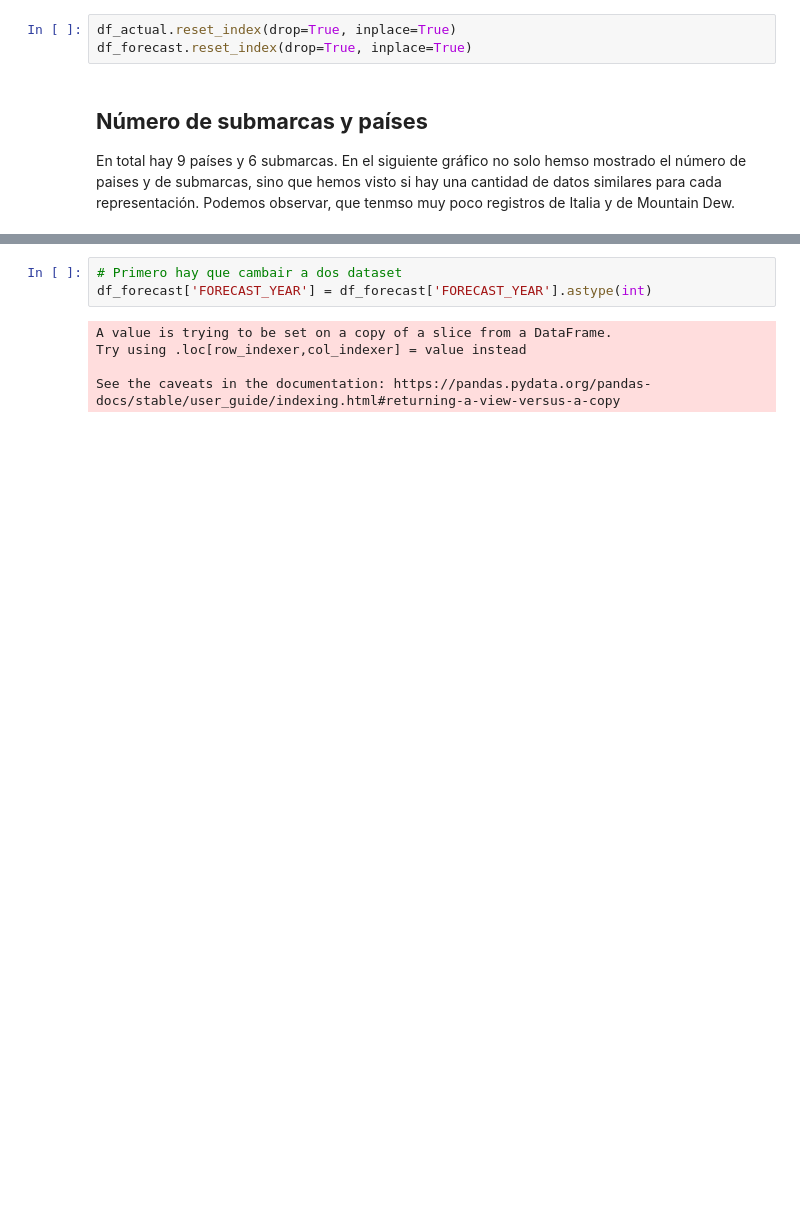
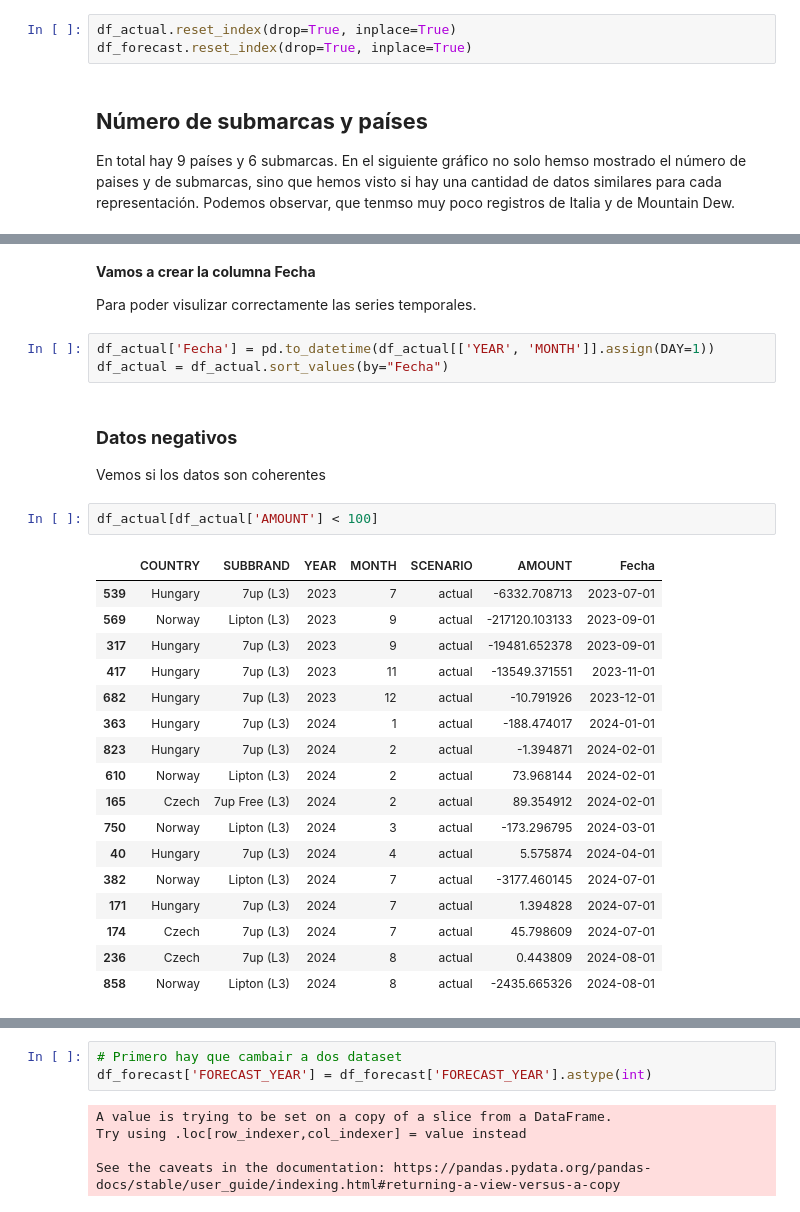
Before and after one commit to smillan-42/UFV_visualizacion_datos, a Jupyter notebook: Practica1/Clase_2 (3).ipynb, the cells around one changed output, grey strips where cells are left out. Cells and saved outputs as stored; diff of their text form; blank space fills up the shorter version.

```diff
--- a/Practica1/Clase_2 (3).ipynb
+++ b/Practica1/Clase_2 (3).ipynb
@@ -189,0 +200,31 @@ Primero, hemos convertido las columnas numéricas (FORECAST_YEAR) al formato ent
+# %% [markdown]
+**Vamos a crear la columna Fecha**
+
+Para poder visulizar correctamente las series temporales.
+# %%
+df_actual['Fecha'] = pd.to_datetime(df_actual[['YEAR', 'MONTH']].assign(DAY=1))
+df_actual = df_actual.sort_values(by="Fecha")
+# %% [markdown]
+### **Datos negativos**
+
+Vemos si los datos son coherentes
+# %%
+df_actual[df_actual['AMOUNT'] < 100]
+# %% [output]
+|  | COUNTRY | SUBBRAND | YEAR | MONTH | SCENARIO | AMOUNT | Fecha |
+| 539 | Hungary | 7up (L3) | 2023 | 7 | actual | -6332.708713 | 2023-07-01 |
+| 569 | Norway | Lipton (L3) | 2023 | 9 | actual | -217120.103133 | 2023-09-01 |
+| 317 | Hungary | 7up (L3) | 2023 | 9 | actual | -19481.652378 | 2023-09-01 |
+| 417 | Hungary | 7up (L3) | 2023 | 11 | actual | -13549.371551 | 2023-11-01 |
+| 682 | Hungary | 7up (L3) | 2023 | 12 | actual | -10.791926 | 2023-12-01 |
+| 363 | Hungary | 7up (L3) | 2024 | 1 | actual | -188.474017 | 2024-01-01 |
+| 823 | Hungary | 7up (L3) | 2024 | 2 | actual | -1.394871 | 2024-02-01 |
+| 610 | Norway | Lipton (L3) | 2024 | 2 | actual | 73.968144 | 2024-02-01 |
+| 165 | Czech | 7up Free (L3) | 2024 | 2 | actual | 89.354912 | 2024-02-01 |
+| 750 | Norway | Lipton (L3) | 2024 | 3 | actual | -173.296795 | 2024-03-01 |
+| 40 | Hungary | 7up (L3) | 2024 | 4 | actual | 5.575874 | 2024-04-01 |
+| 382 | Norway | Lipton (L3) | 2024 | 7 | actual | -3177.460145 | 2024-07-01 |
+| 171 | Hungary | 7up (L3) | 2024 | 7 | actual | 1.394828 | 2024-07-01 |
+| 174 | Czech | 7up (L3) | 2024 | 7 | actual | 45.798609 | 2024-07-01 |
+| 236 | Czech | 7up (L3) | 2024 | 8 | actual | 0.443809 | 2024-08-01 |
+| 858 | Norway | Lipton (L3) | 2024 | 8 | actual | -2435.665326 | 2024-08-01 |
```
Also changed, not shown: parts of 147 cells of this notebook.
